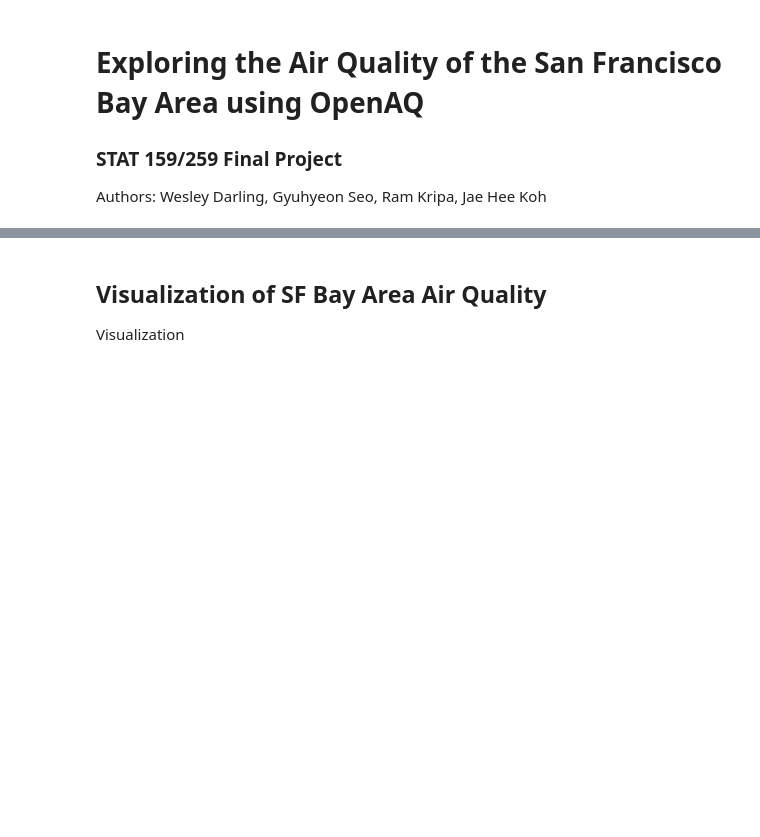
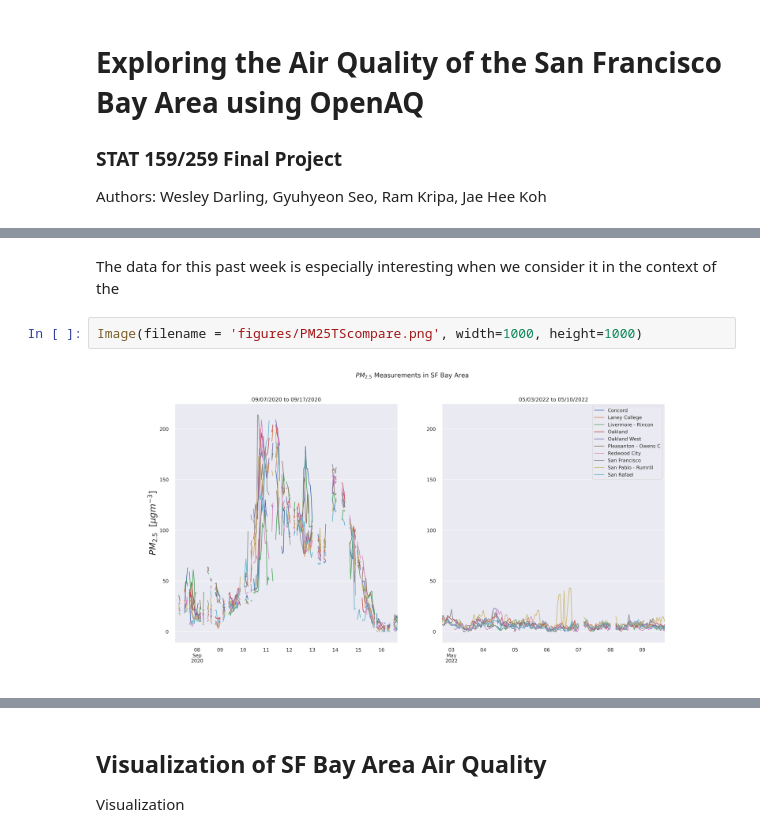
Before and after one commit to UCB-stat-159-s22/hw07-group13, a Jupyter notebook: Main.ipynb, the cells around one changed output, grey strips where cells are left out. Drawn from its saved outputs; the diff is of its cells as text; blank space fills up the shorter version.

```diff
--- a/Main.ipynb
+++ b/Main.ipynb
@@ -21,0 +72,6 @@ Exploring the Data
+# %% [markdown]
+The data for this past week is especially interesting when we consider it in the context of the
+# %%
+Image(filename = 'figures/PM25TScompare.png', width=1000, height=1000)
+# %% [output]
+[figure, added]
```
Also changed, not shown: parts of 10 cells of this notebook, 7 other files.
